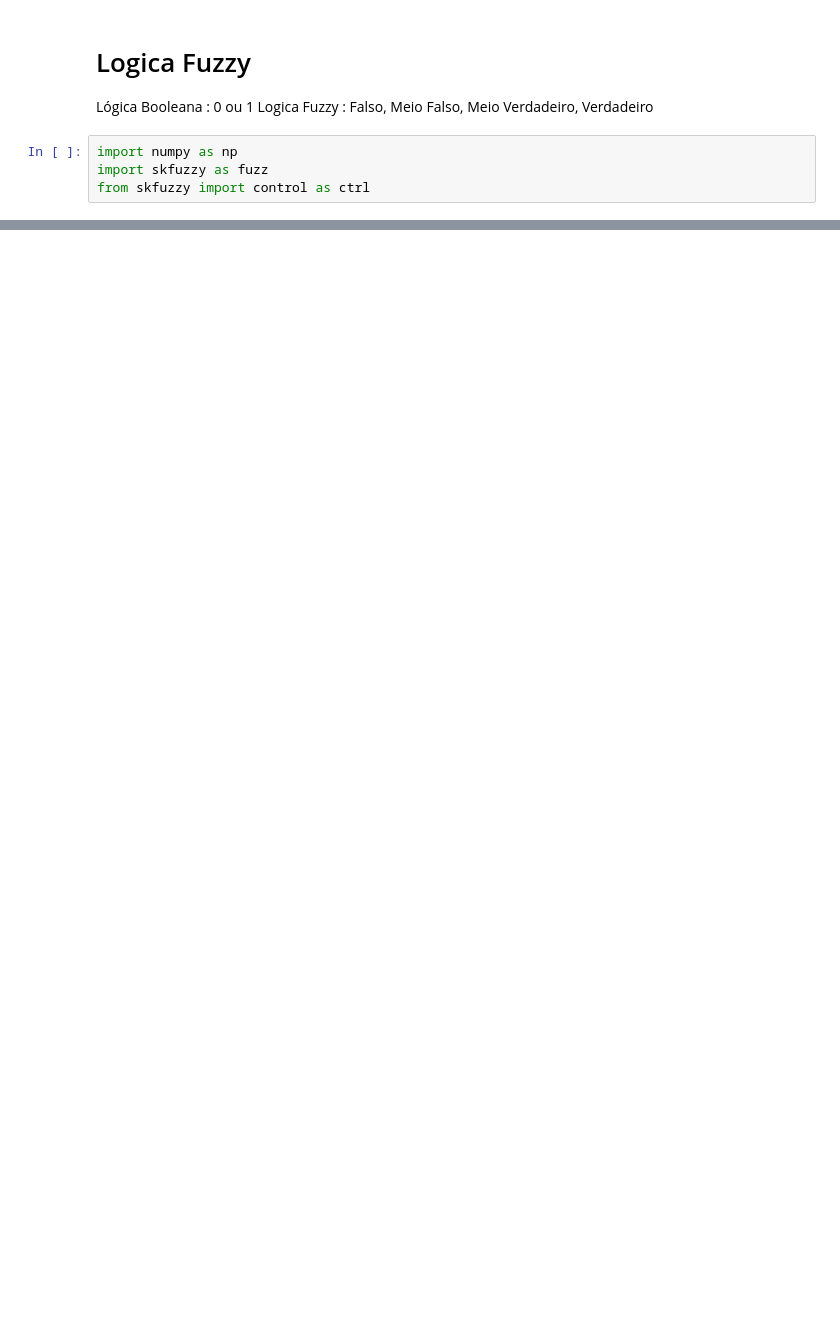
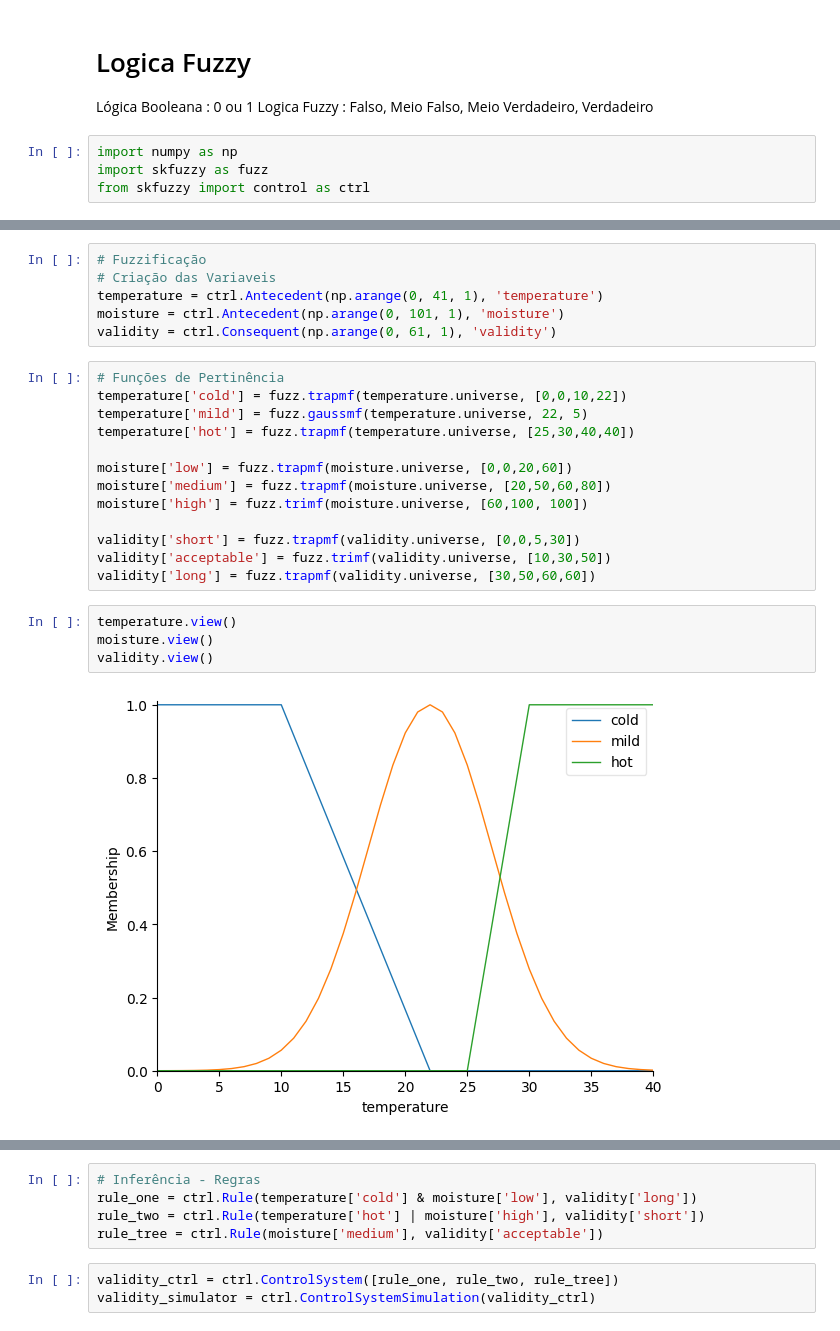
Before and after one commit to garotola/MonitoriaIA, a Jupyter notebook: 01 - Aprendendo IA/Logica Fuzzy/Fuzzy-LojaDeAlimentos.ipynb, the cells around one changed output, grey strips where cells are left out. Cells and saved outputs as stored; diff of their text form; blank space fills up the shorter version.

Commit message:
Fuzzificação, Inferência e Defuzzificação

```diff
--- a/01 - Aprendendo IA/Logica Fuzzy/Fuzzy-LojaDeAlimentos.ipynb
+++ b/01 - Aprendendo IA/Logica Fuzzy/Fuzzy-LojaDeAlimentos.ipynb
@@ -21,0 +32,25 @@ from skfuzzy import control as ctrl
+# %%
+# Fuzzificação
+# Criação das Variaveis
+temperature = ctrl.Antecedent(np.arange(0, 41, 1), 'temperature')
+moisture = ctrl.Antecedent(np.arange(0, 101, 1), 'moisture')
+validity = ctrl.Consequent(np.arange(0, 61, 1), 'validity')
+# %%
+# Funções de Pertinência
+temperature['cold'] = fuzz.trapmf(temperature.universe, [0,0,10,22])
+temperature['mild'] = fuzz.gaussmf(temperature.universe, 22, 5)
+temperature['hot'] = fuzz.trapmf(temperature.universe, [25,30,40,40])
+
+moisture['low'] = fuzz.trapmf(moisture.universe, [0,0,20,60])
+moisture['medium'] = fuzz.trapmf(moisture.universe, [20,50,60,80])
+moisture['high'] = fuzz.trimf(moisture.universe, [60,100, 100])
+
+validity['short'] = fuzz.trapmf(validity.universe, [0,0,5,30])
+validity['acceptable'] = fuzz.trimf(validity.universe, [10,30,50])
+validity['long'] = fuzz.trapmf(validity.universe, [30,50,60,60])
+# %%
+temperature.view()
+moisture.view()
+validity.view()
+# %% [output]
+[figure, added]
@@ -21,0 +59,8 @@ from skfuzzy import control as ctrl
+# %%
+# Inferência - Regras
+rule_one = ctrl.Rule(temperature['cold'] & moisture['low'], validity['long'])
+rule_two = ctrl.Rule(temperature['hot'] | moisture['high'], validity['short'])
+rule_tree = ctrl.Rule(moisture['medium'], validity['acceptable'])
+# %%
+validity_ctrl = ctrl.ControlSystem([rule_one, rule_two, rule_tree])
+validity_simulator = ctrl.ControlSystemSimulation(validity_ctrl)
```
Also changed, not shown: parts of 4 cells of this notebook.
